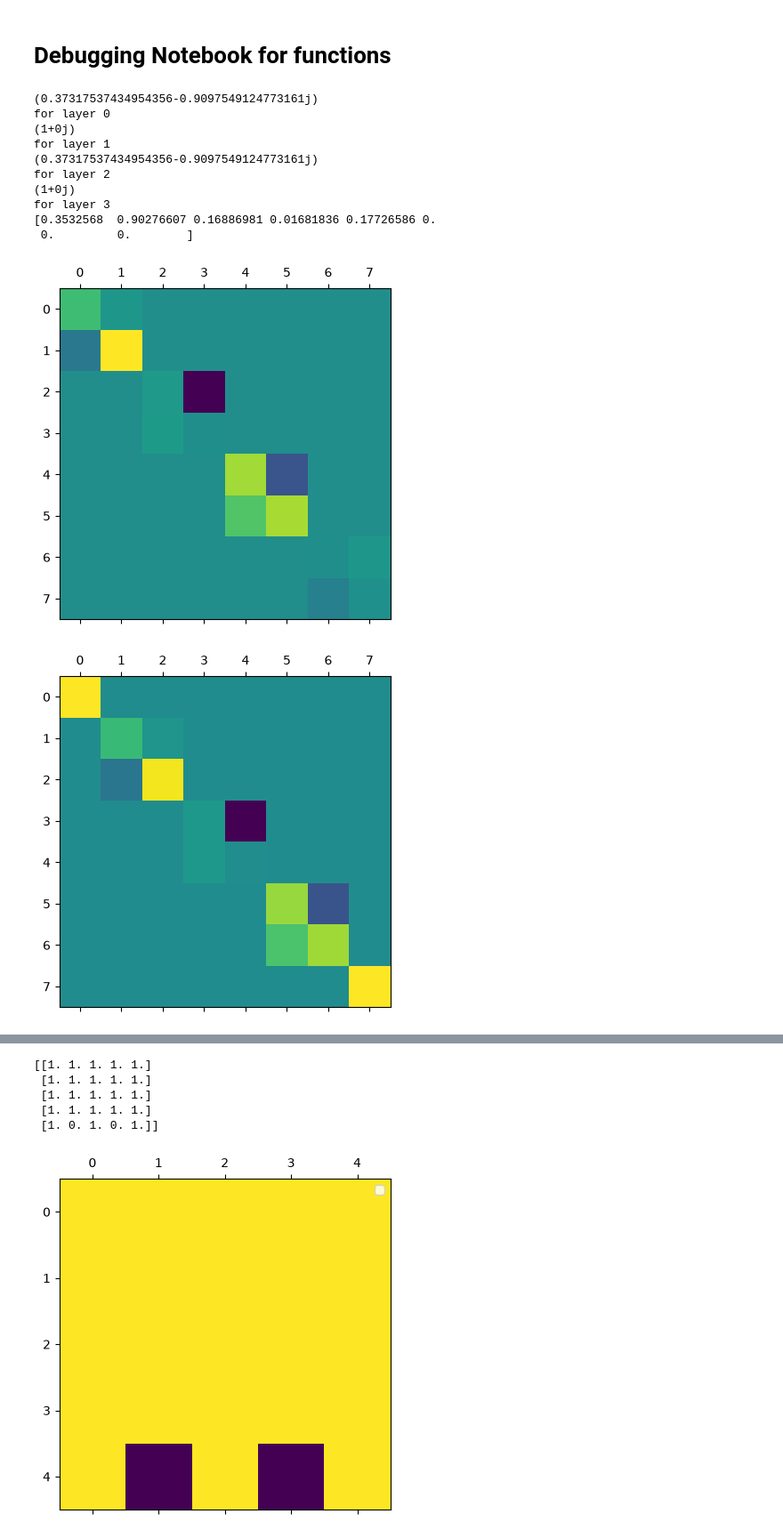
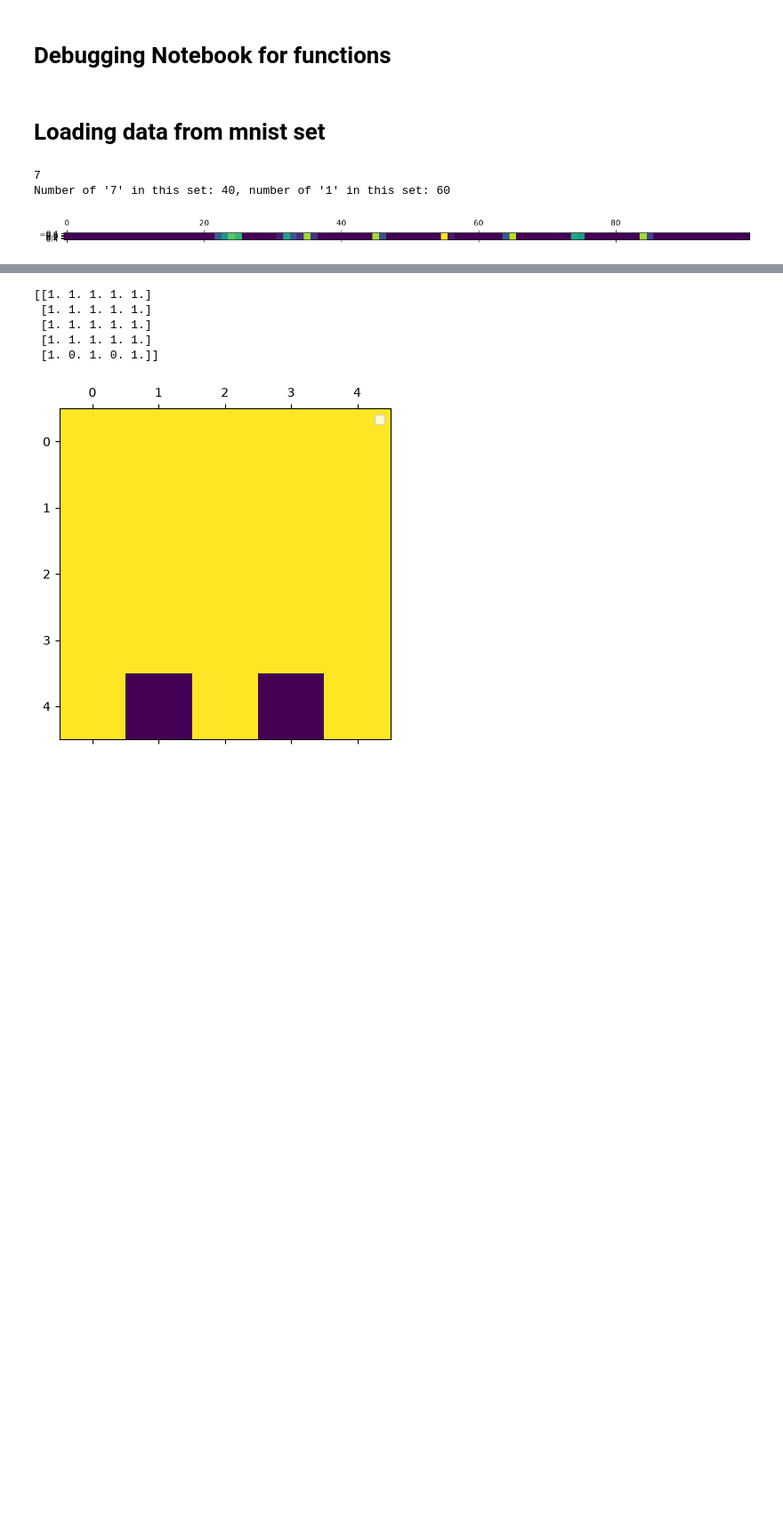
Before and after one commit to kaschdaniel/MANTIS, a Jupyter notebook: Debug.ipynb, the cells around one changed output, grey strips where cells are left out. Shown at 89% size. Drawn from its saved outputs; the diff is of its cells as text; code cells hidden in the pictures; blank space fills up the shorter version.

```diff
--- a/Debug.ipynb
+++ b/Debug.ipynb
@@ -11,36 +12,25 @@ from visualize import *
 import numpy as np
 import matplotlib.pyplot as plt
+# %% [markdown]
+# Loading data from mnist set
 # %%
-E_in = np.array([0,1,0,0,0,0,0,0])
+values = np.array([1,7]) #figures you want from the mnist dataset
+mode = "Testing" #Selects if you want the test-set ("Testing") or the training-set ("Training")
+number = 100 #Sets number of samples you want to get in total
+m = 10 #side length (pixel) of mnist image after downsampling
+theta = 1 #mysterious hyper parameter for amplitude scaling
+norm_energy = False #Bool for if energy of encoded image should be normalized or not
+seed = None #Random seed to control random choice of number -pictures out of the available ones,
+            #seed = None leads to random results for each iteration
 
-rng = np.random.default_rng()
+X, Y = get_data(values, mode, number, m, theta, norm_energy, seed) #X are the flattened arrays of the encoded mnist images,
+                                                                  #Y are the referring labels
+#Example of the first entry
+plt.matshow(np.real(X[0]).reshape(1, -1)) #reshaping it just for plotting with plt.matshow
+print(Y[0])
 
-n = 4  # Beispiel-Länge
-
-# 2. Werte zwischen 0 und 2*pi
-thetas = rng.uniform(0, 2 * np.pi, n)
-
-# 3. Werte zwischen 0 und pi
-phis = rng.uniform(0, np.pi, n)
-
-for l in range(n): #for each layer
-    M=build_single_layer(thetas, phis, pos=l)
-    plt.matshow(np.real(M))
-    print(M[0,0])
-    print("for layer "+str(l))
-    E_out = forward_single_layer(E_in, M)
-    E_in = E_out
-print(np.abs(E_out))
+print("Number of '7' in this set: " + str(np.sum(Y == 7))+", number of '1' in this set: " + str(np.sum(Y == 1)))
 # %% [output]
-(0.37317537434954356-0.9097549124773161j)
-for layer 0
-(1+0j)
-for layer 1
-(0.37317537434954356-0.9097549124773161j)
-for layer 2
-(1+0j)
-for layer 3
-[0.3532568  0.90276607 0.16886981 0.01681836 0.17726586 0.
- 0.         0.        ]
+7
+Number of '7' in this set: 40, number of '1' in this set: 60
-[figure, old version]
+[figure, new version]
-[figure, removed]
```
Also changed, not shown: parts of 8 cells of this notebook, 2 other files.
